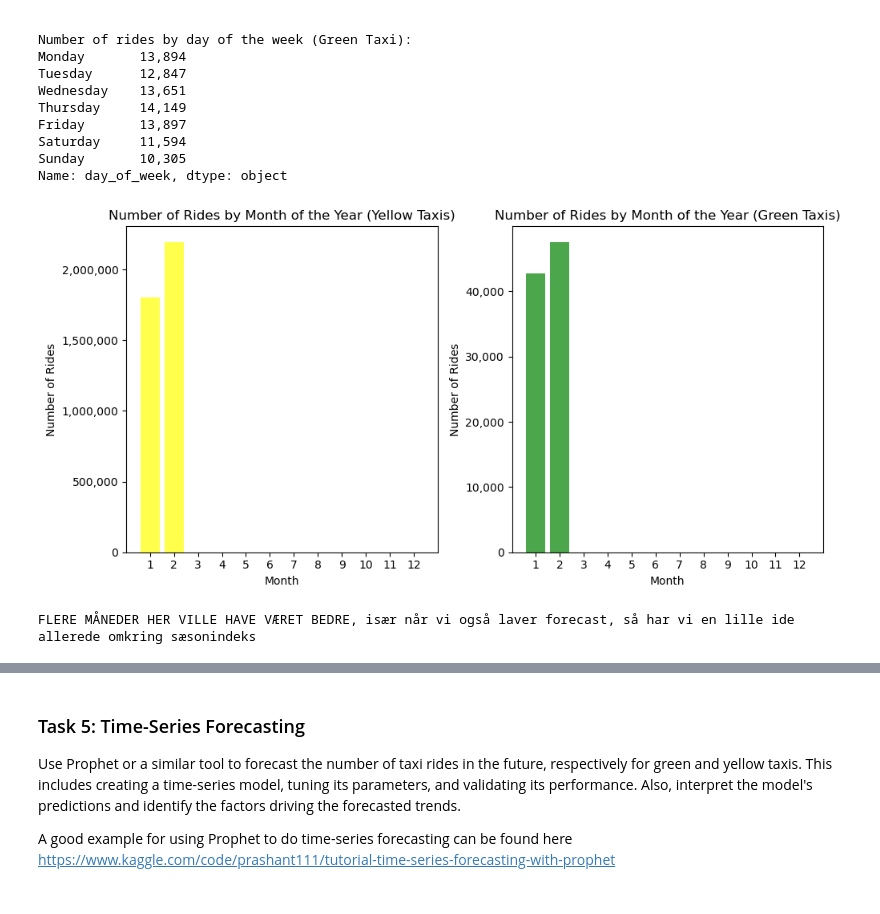
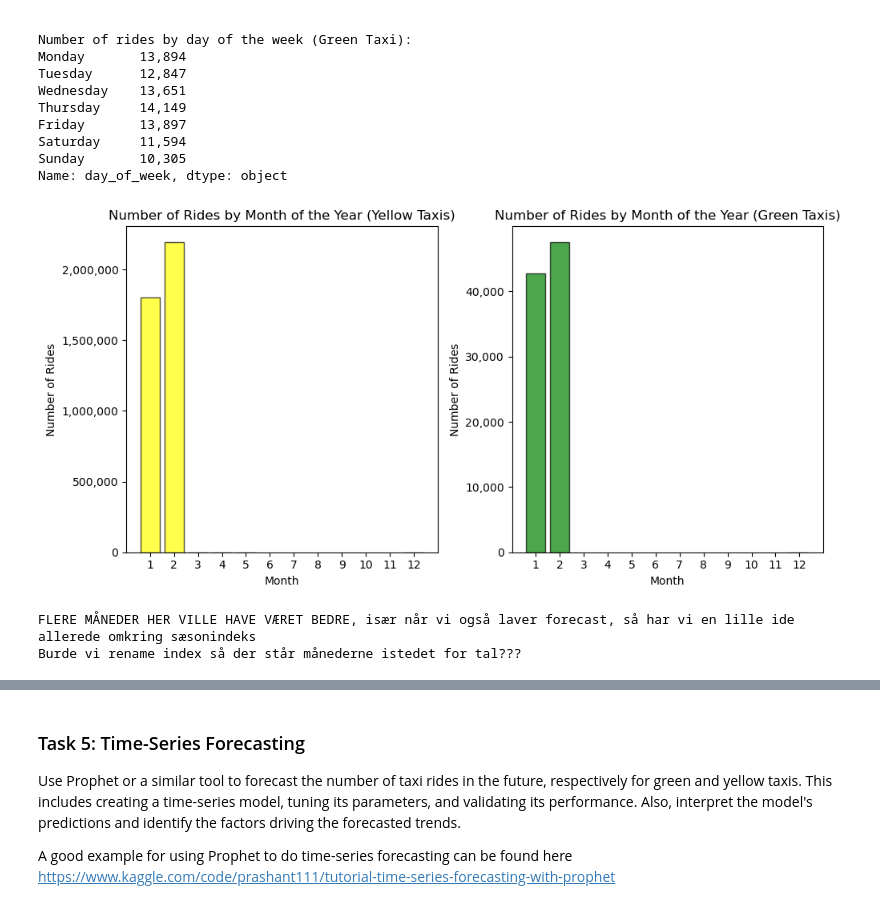
Before and after one commit to fred248h/62444-DVA, a Jupyter notebook: 4.ipynb, the cells around one changed output, grey strips where cells are left out. Saved outputs shown, nothing was run; the diff lists cells and outputs as text; code cells hidden in the pictures.

```diff
--- a/4.ipynb
+++ b/4.ipynb
@@ -641,37 +648,39 @@ df_yellow['tpep_pickup_datetime'] = pd.to_datetime(df_yellow['tpep_pickup_dateti
 df_green['lpep_pickup_datetime'] = pd.to_datetime(df_green['lpep_pickup_datetime'])
 
 # Analyze the number of rides by month of the year for yellow taxis
 df_yellow['month'] = df_yellow['tpep_pickup_datetime'].dt.month
 rides_by_month_yellow = df_yellow['month'].value_counts().sort_index()
 
 # Analyze the number of rides by month of the year for green taxis
 df_green['month'] = df_green['lpep_pickup_datetime'].dt.month
 rides_by_month_green = df_green['month'].value_counts().sort_index()
 
 # Create two separate plots side by side for yellow and green taxis
 fig, (ax1, ax2) = plt.subplots(1, 2, figsize=(10, 5))
 
 # Plot for yellow taxis
-ax1.bar(rides_by_month_yellow.index, rides_by_month_yellow.values, color='yellow', alpha=0.7)
+ax1.bar(rides_by_month_yellow.index, rides_by_month_yellow.values, color='yellow', alpha=0.7, edgecolor='black')
 ax1.set_xlabel('Month')
 ax1.set_ylabel('Number of Rides')
 ax1.set_title('Number of Rides by Month of the Year (Yellow Taxis)')
 ax1.set_xticks(range(1, 13))
 ax1.yaxis.set_major_formatter(ticker.StrMethodFormatter('{x:,.0f}'))
 
 # Plot for green taxis
-ax2.bar(rides_by_month_green.index, rides_by_month_green.values, color='green', alpha=0.7)
+ax2.bar(rides_by_month_green.index, rides_by_month_green.values, color='green', alpha=0.7,edgecolor='black')
 ax2.set_xlabel('Month')
 ax2.set_ylabel('Number of Rides')
 ax2.set_title('Number of Rides by Month of the Year (Green Taxis)')
 ax2.set_xticks(range(1, 13))
 ax2.yaxis.set_major_formatter(ticker.StrMethodFormatter('{x:,.0f}'))
 
 plt.tight_layout()
 plt.show()
 # %% [output]
-[figure, old version]
+[figure, new version]
 # %%
 print('FLERE MÅNEDER HER VILLE HAVE VÆRET BEDRE, især når vi også laver forecast, så har vi en lille ide allerede omkring sæsonindeks')
+print('Burde vi rename index så der står månederne istedet for tal???')
 # %% [output]
 FLERE MÅNEDER HER VILLE HAVE VÆRET BEDRE, især når vi også laver forecast, så har vi en lille ide allerede omkring sæsonindeks
+Burde vi rename index så der står månederne istedet for tal???
```
Also changed, not shown: parts of 18 cells of this notebook.
